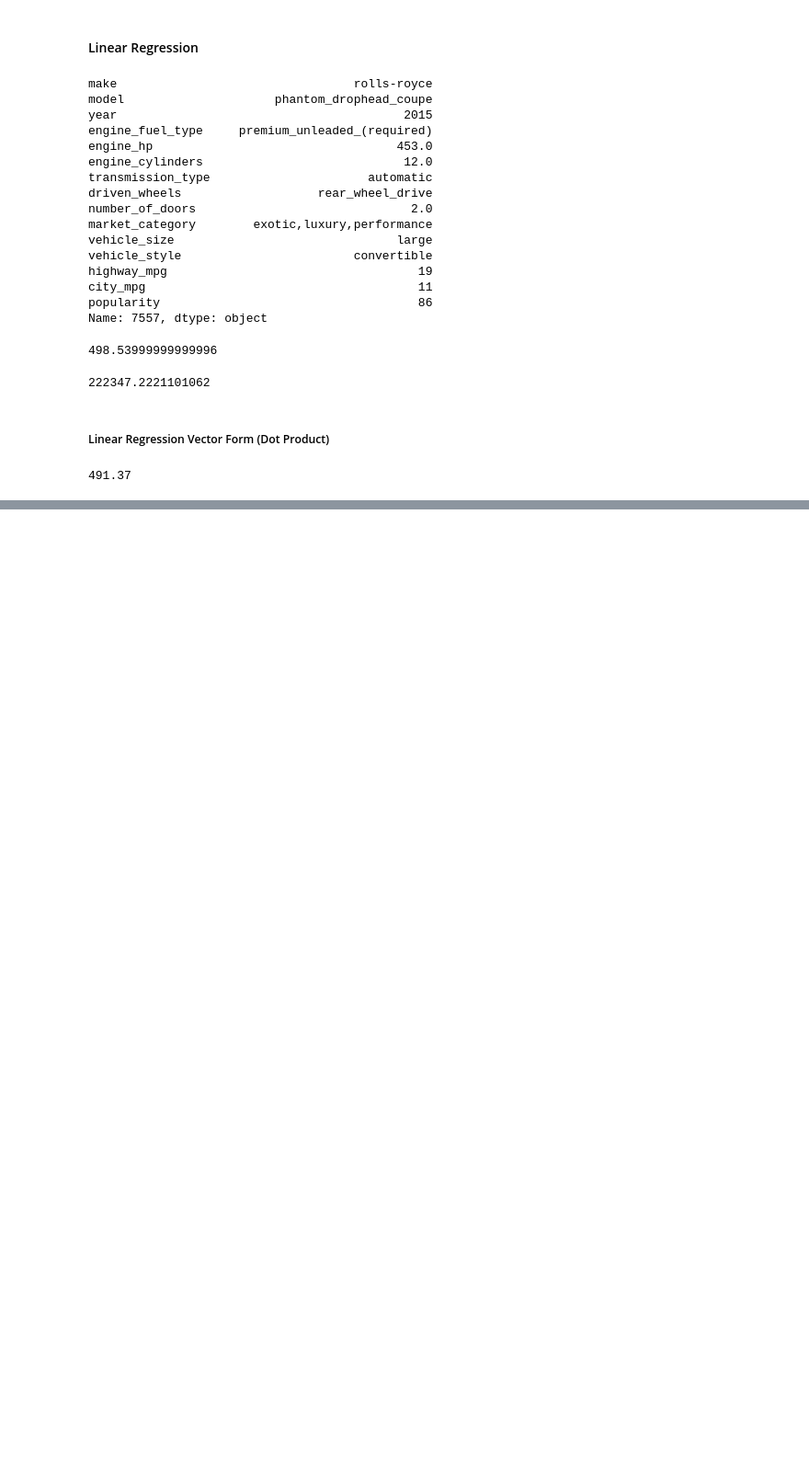
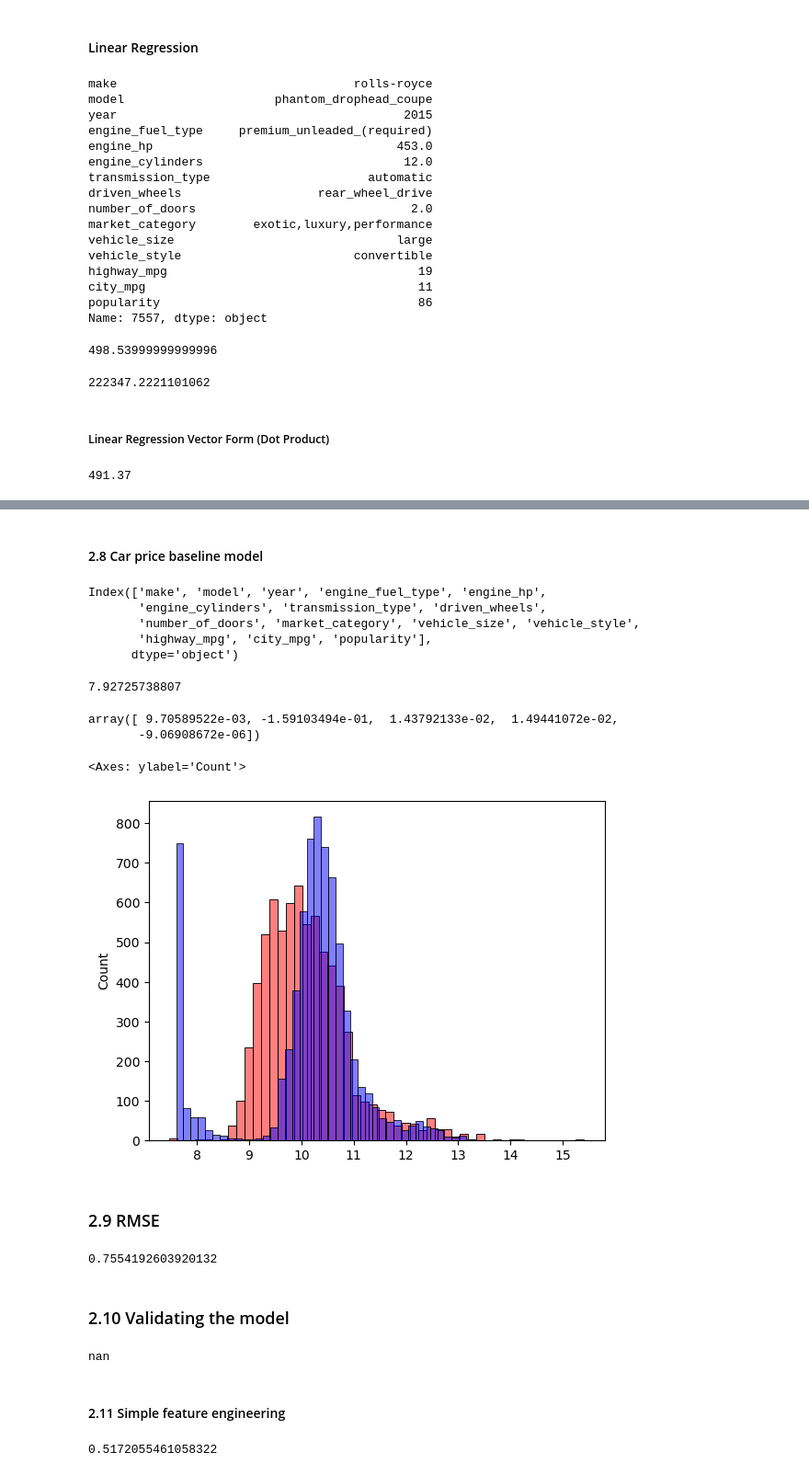
Before and after one commit to Muhammadatef/ML-ZoomCamp2024, a Jupyter notebook: Week2/CarPrediction W2.ipynb, the cells around one changed output, grey strips where cells are left out. Shown at 92% size. Drawn from its saved outputs; the diff is of its cells as text; code cells hidden in the pictures; blank space fills up the shorter version.

```diff
--- a/Week2/CarPrediction W2.ipynb
+++ b/Week2/CarPrediction W2.ipynb
@@ -394,0 +476,6 @@ linear_regression(xi)
+# %%
+y = [10000, 20000, 15000, 20050, 10000, 20000, 15000, 25000, 12000]
+# %%
+XTX = X.T.dot(X)
+XTX_inv = np.linalg.inv(XTX)
+w_full = XTX_inv.dot(X.T).dot(y) #W =(X^t . X ) ^ -1 . X^t . Y
@@ -394,0 +497,10 @@ linear_regression(xi)
+# %%
+def train_linear_regression(X, y):
+    ones = np.ones(X.shape[0])
+    X = np.column_stack([ones, X])
+
+    XTX = X.T.dot(X)
+    XTX_inv = np.linalg.inv(XTX)
+    w_full = XTX_inv.dot(X.T).dot(y)
+
+    return w_full[0], w_full[1:]
@@ -394,0 +511,38 @@ linear_regression(xi)
+# %% [markdown]
+#### 2.8 Car price baseline model
+# %%
+df_train.columns
+# %% [output]
+Index(['make', 'model', 'year', 'engine_fuel_type', 'engine_hp',
+       'engine_cylinders', 'transmission_type', 'driven_wheels',
+       'number_of_doors', 'market_category', 'vehicle_size', 'vehicle_style',
+       'highway_mpg', 'city_mpg', 'popularity'],
+      dtype='object')
+# %%
+base = ['engine_hp', 'engine_cylinders', 'highway_mpg',
+        'city_mpg', 'popularity']
+
+X_train = df_train[base].fillna(0).values
+
+w0, w = train_linear_regression(X_train, y_train)
+
+y_pred = w0 + X_train.dot(w)
+# %%
+w0
+# %% [output]
+7.92725738807
+# %%
+w
+# %% [output]
+array([ 9.70589522e-03, -1.59103494e-01,  1.43792133e-02,  1.49441072e-02,
+       -9.06908672e-06])
+# %%
+
+
+sns.histplot(y_pred, color='red', alpha=0.5, bins=50)
+sns.histplot(y_train, color='blue', alpha=0.5, bins=50)
+# %% [output]
+<Axes: ylabel='Count'>
+[figure, added]
+# %% [markdown]
+### 2.9 RMSE
@@ -394,0 +554,6 @@ linear_regression(xi)
+# %%
+rmse(y_train,y_pred)
+# %% [output]
+0.7554192603920132
+# %% [markdown]
+### 2.10 Validating the model
@@ -394,0 +566,11 @@ linear_regression(xi)
+# %%
+X_train = prepare_X(df_train)
+w0, w = train_linear_regression(X_train, y_train)
+
+X_val = prepare_X(df_val)
+y_pred = w0 + X_val.dot(w)
+rmse(y_val, y_pred)
+# %% [output]
+nan
+# %% [markdown]
+#### 2.11 Simple feature engineering
@@ -394,0 +589,9 @@ linear_regression(xi)
+# %%
+X_train = prepare_X(df_train)
+w0, w = train_linear_regression(X_train, y_train)
+
+X_val = prepare_X(df_val)
+y_pred = w0 + X_val.dot(w)
+rmse(y_val, y_pred)
+# %% [output]
+0.5172055461058322
```
Also changed, not shown: parts of 22 cells of this notebook.
